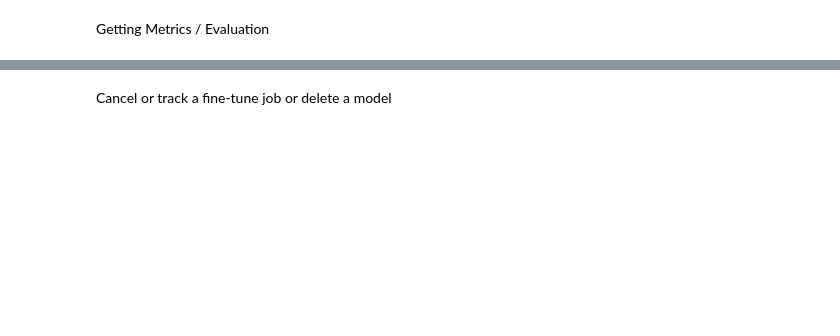
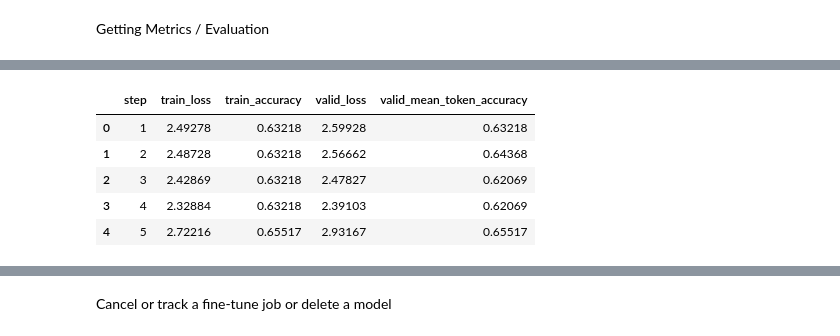
Before and after one commit to izu457/Thesis_Finetuning_GPT3.5_Political_Stance, a Jupyter notebook: Fine-Tuning_Cookbook.ipynb, the cells around one changed output, grey strips where cells are left out. Drawn from its saved outputs; the diff is of its cells as text; code cells hidden in the pictures; blank space fills up the shorter version.

```diff
--- a/Fine-Tuning_Cookbook.ipynb
+++ b/Fine-Tuning_Cookbook.ipynb
@@ -183,14 +186,13 @@ Upload validated files to OpenAI API
 client = openai.OpenAI(api_key=os.environ['TestKey3'])
 
 train_upload = client.files.create(
-  file=open("small_training_data.jsonl", "rb"),
+  file=open("data/finetuning_data/small_training_data.jsonl", "rb"),
   purpose="fine-tune"
 )
-print("Uploaded training file id", train_upload.id)
-
 val_upload = client.files.create(
   file=open("small_validation_data.jsonl", "rb"),
   purpose="fine-tune"
 )
-print("Uploaded validation file id", val_upload.id)
+print("Uploaded training file id:", train_upload.id)
+print("Uploaded validation file id:", val_upload.id)
 # %% [output]
@@ -242,9 +287,24 @@ SyncCursorPage[FineTuningJobEvent](data=[FineTuningJobEvent(id='ftevent-6aMlk30r
 # %% [markdown]
 Getting Metrics / Evaluation
 # %%
+# create empty csv files with columnn names train_loss, val_loss, train_ppl, val_ppl
+with open("decoded_content.csv", "w") as f:
+    f.write("train_loss, train_accuracy, valid_loss, valid_mean_token_accuracy\n")
+
+logging.basicConfig(level=logging.INFO)
+logger = logging.getLogger(__name__)
+
+
+def fix_base64_padding(base64_str):
+    """Fix the padding of a Base64 encoded string."""
+    missing_padding = len(base64_str) % 4
+    if missing_padding:
+        base64_str += '=' * (4 - missing_padding)
+    return base64_str
+
 def get_ft_results(file_id):
     """
-    Given a file_id of a finished fine-tuning job, a request is made to the OpenAI API
+    Given a result_files id of a finished fine-tuning job, a request is made to the OpenAI API
     to retrieve the content of the file. Content is decoded from Base64 and saved to a
     csv file, which can be later loaded as a pandas DataFrame.
     """
@@ -252,20 +312,63 @@ def get_ft_results(file_id):
     try:
         response = requests.get(f"https://api.openai.com/v1/files/{file_id}/content", headers=headers)
         response.raise_for_status()  # Raises HTTPError for bad responses (4xx and 5xx)
+        logger.info("Received response for file content.")
         if response.content:
             try:
-                # Decode the Base64 encoded content
+                # Parse the JSON content
                 decoded_content = base64.b64decode(response.content).decode('utf-8')
+                decoded_content = fix_base64_padding(decoded_content)
+                logger.info("Parsed JSON content successfully.")
                 with open("decoded_content.csv", "w") as f:
                     f.write(decoded_content)
-            except (ValueError, base64.binascii.Error):
-                # Handle the case where the response is not valid Base64 or cannot be decoded
-                print("Response content could not be decoded from Base64")
-                print(response.content)
+                logger.info("File 'decoded_content.csv' written successfully.")
+            except (ValueError, base64.binascii.Error) as e:
+                # Handle the case where the response is not valid JSON
+                logger.error("Response content could not be parsed as JSON")
+                logger.error(f"Exception: {e}")
+                logger.error(response.content)
         else:
-            print("Response content is empty")
+            logger.error("Response content is empty")
     except requests.exceptions.HTTPError as http_err:
-        print(f"HTTP error occurred: {http_err}")
+        logger.error(f"HTTP error occurred: {http_err}")
     except requests.exceptions.RequestException as err:
-        print(f"Error occurred: {err}")
+        logger.error(f"Error occurred: {err}")
     return "decoded_content.csv"
+
+def get_checkpoint_results(job_id):
+    """
+    Given a job_id of a finished fine-tuning job, a request is made to the OpenAI API
+    to retrieve the checkpoints which have been saved during the fine-tuning process.
+    Content is decoded from Base64 and saved to a csv file, which can be later loaded
+    as a pandas DataFrame.
+    """
+    headers = {'Authorization': f'Bearer {os.environ['TestKey3']}'}
+    try:
+        response = requests.get(f"https://api.openai.com/v1/fine_tuning/jobs/{job_id}/checkpoints", headers=headers)
+        response.raise_for_status()  # Raises HTTPError for bad responses (4xx and 5xx)
+        if response.content:
+            try:
+                # Decode the json encoded content
+                decoded_content = response.content.decode('utf-8')
+                logger.info("Decoded response content successfully.")
+                # Normalize the Json content to a df
+                decoded_content_df = json.dumps(json.loads(decoded_content), indent=4)
+            except (ValueError, json.JSONDecodeError) as e:
+                # Handle the case where the response is not valid JSON
+                logger.error("Response content could not be parsed as JSON")
+                logger.error(f"Exception: {e}")
+                logger.error(f"Content: {response.content}")
+        else:
+            logger.error("Response content is empty")
+    except requests.exceptions.HTTPError as http_err:
+        logger.error(f"HTTP error occurred: {http_err}")
+    except requests.exceptions.RequestException as err:
+        logger.error(f"Error occurred: {err}")
+    return decoded_content_df
+
+metrics_df = pd.read_csv(get_ft_results(result_files[0]))
+display(metrics_df.head())
+
+checkpoints_df = get_checkpoint_results(job_id)
+print(checkpoints_df)
+# %% [output]
@@ -271,0 +378,6 @@ def get_ft_results(file_id):
+|  | step | train_loss | train_accuracy | valid_loss | valid_mean_token_accuracy |
+| 0 | 1 | 2.49278 | 0.63218 | 2.59928 | 0.63218 |
+| 1 | 2 | 2.48728 | 0.63218 | 2.56662 | 0.64368 |
+| 2 | 3 | 2.42869 | 0.63218 | 2.47827 | 0.62069 |
+| 3 | 4 | 2.32884 | 0.63218 | 2.39103 | 0.62069 |
+| 4 | 5 | 2.72216 | 0.65517 | 2.93167 | 0.65517 |
```
Also changed, not shown: parts of 16 cells of this notebook, 10 other files.
